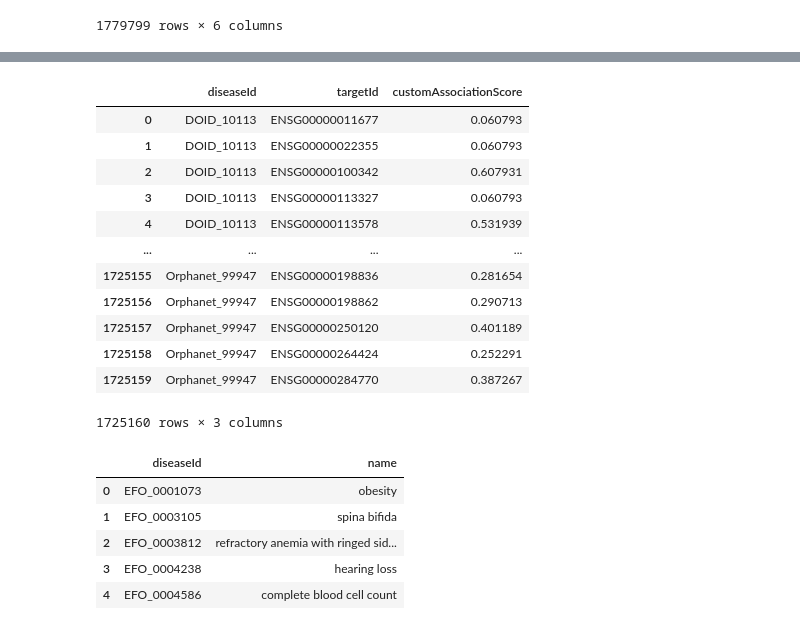
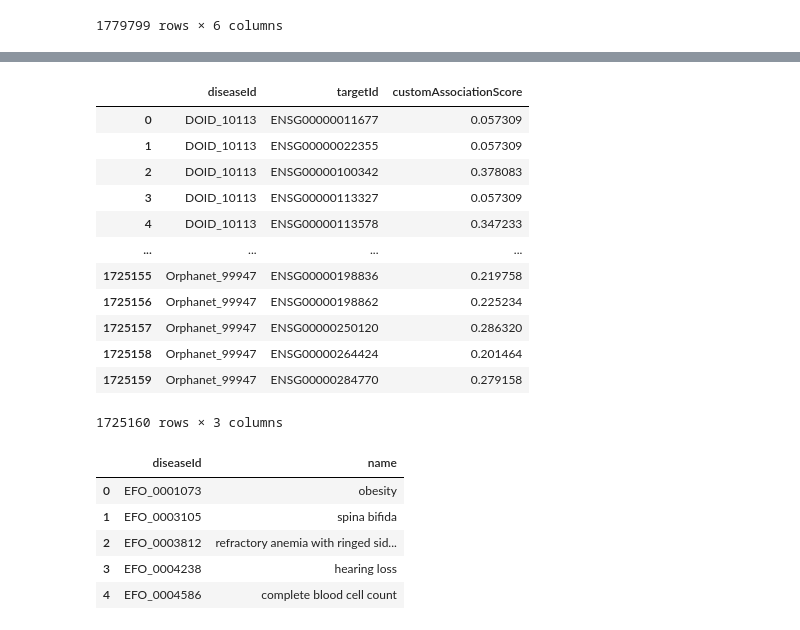
Before and after one commit to vladimirkovacevic/CSH, a Jupyter notebook: prepare_open_targets.ipynb, the cells around one changed output, grey strips where cells are left out. Drawn from its saved outputs; the diff is of its cells as text; code cells hidden in the pictures.

```diff
--- a/prepare_open_targets.ipynb
+++ b/prepare_open_targets.ipynb
@@ -76,39 +87,27 @@ df
 # %%
-weights = {
-    "europe_pm": 0.2,
-    "expression_atlas": 0.2,
-    "impc": 0.2,
-    "progeny": 0.5,
-    "slapenrich": 0.5,
-    "cancer_biomarkers": 0.5,
-    "sysbio": 0.5,
-    "otar_projects": 0.5,
-    "default": 1.0
-}
+def bounded_harmonic_sum(scores):
+    S = scores.sum()
+    return S / (1.0 + S)
 
-def get_weight(ds):
-    return weights.get(ds, weights['default'])
-df['weight'] = df['datatypeId'].apply(get_weight)
-df['weighted_term'] = 1 - (df['weight'] * df['score'])
-
-def harmonic_sum(group):
-    product_term = np.prod(group['weighted_term'])
-    return 1 - product_term
-final_scores = df.groupby(['diseaseId', 'targetId']).apply(harmonic_sum).reset_index(name='customAssociationScore')
+final_scores = (
+    df.groupby(['diseaseId', 'targetId'])['score']
+      .apply(bounded_harmonic_sum)
+      .reset_index(name='customAssociationScore')
+)
 final_scores
 # %% [output]
 |  | diseaseId | targetId | customAssociationScore |
-| 0 | DOID_10113 | ENSG00000011677 | 0.060793 |
-| 1 | DOID_10113 | ENSG00000022355 | 0.060793 |
-| 2 | DOID_10113 | ENSG00000100342 | 0.607931 |
-| 3 | DOID_10113 | ENSG00000113327 | 0.060793 |
-| 4 | DOID_10113 | ENSG00000113578 | 0.531939 |
+| 0 | DOID_10113 | ENSG00000011677 | 0.057309 |
+| 1 | DOID_10113 | ENSG00000022355 | 0.057309 |
+| 2 | DOID_10113 | ENSG00000100342 | 0.378083 |
+| 3 | DOID_10113 | ENSG00000113327 | 0.057309 |
+| 4 | DOID_10113 | ENSG00000113578 | 0.347233 |
 | ... | ... | ... | ... |
-| 1725155 | Orphanet_99947 | ENSG00000198836 | 0.281654 |
-| 1725156 | Orphanet_99947 | ENSG00000198862 | 0.290713 |
-| 1725157 | Orphanet_99947 | ENSG00000250120 | 0.401189 |
-| 1725158 | Orphanet_99947 | ENSG00000264424 | 0.252291 |
-| 1725159 | Orphanet_99947 | ENSG00000284770 | 0.387267 |
+| 1725155 | Orphanet_99947 | ENSG00000198836 | 0.219758 |
+| 1725156 | Orphanet_99947 | ENSG00000198862 | 0.225234 |
+| 1725157 | Orphanet_99947 | ENSG00000250120 | 0.286320 |
+| 1725158 | Orphanet_99947 | ENSG00000264424 | 0.201464 |
+| 1725159 | Orphanet_99947 | ENSG00000284770 | 0.279158 |
 1725160 rows × 3 columns
 # %%
 # Download from OpenTargets
```
Also changed, not shown: parts of 14 cells of this notebook.
